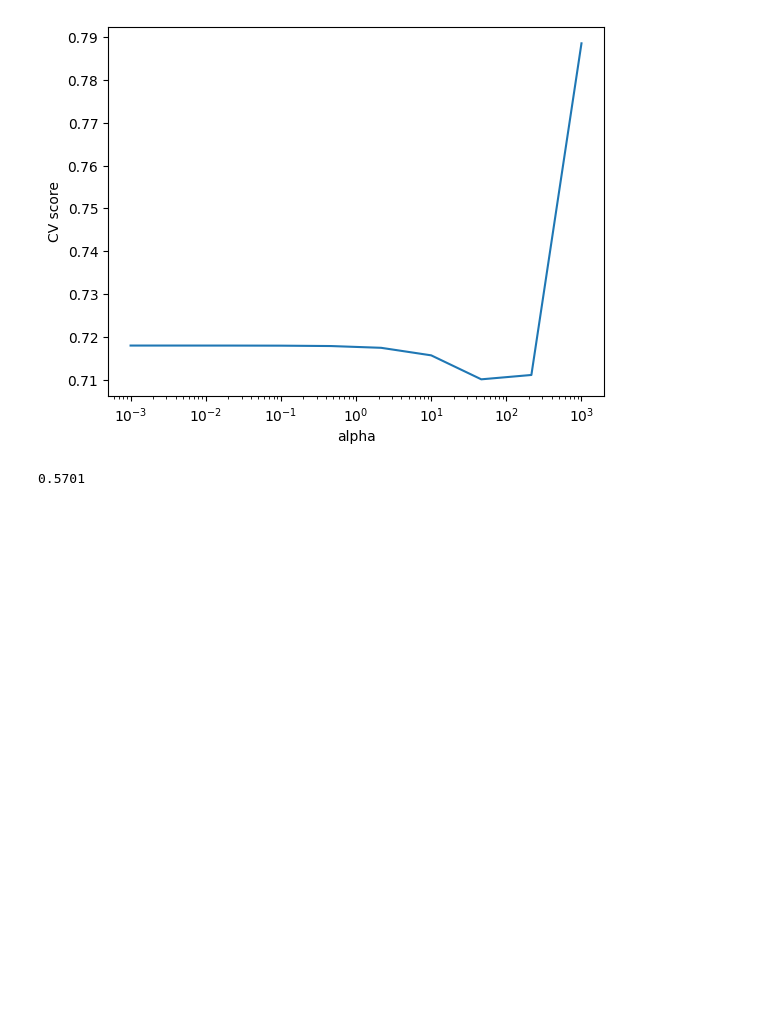
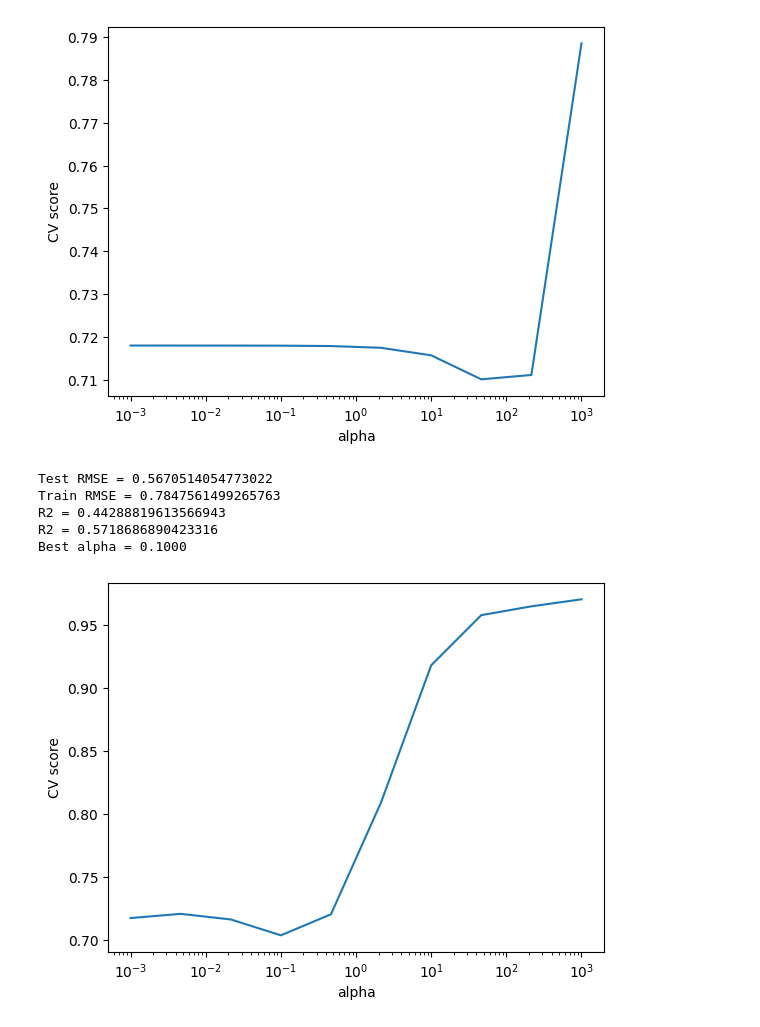
Before and after one commit to katevi/Introduction-to-ML, a Jupyter notebook: eda_bike.ipynb, the cells around one changed output. Cells and saved outputs as stored; diff of their text form; code cells hidden in the pictures; blank space fills up the shorter version.

```diff
--- a/eda_bike.ipynb
+++ b/eda_bike.ipynb
@@ -543,5 +600,33 @@ theta_final, cost = gradientDescent(np.asmatrix(X_train_scaled), np.matrix(y_tra
-# %%
-y_pred = np.asmatrix(X_test_scaled) * theta_final.T
-r2_score(y_test, y_pred)
-# %% [output]
-0.5701
+# %%
+from sklearn.linear_model import SGDRegressor
+
+model = SGDRegressor(max_iter=1000, tol=0.01)
+
+model.fit(X_train_scaled, y_train)
+y_train_pred = model.predict(X_train_scaled)  # использование модели для предсказания на обучающей
+y_test_pred = model.predict(X_test)  # или на тестовой выборке
+
+print("Test RMSE =", mean_squared_error(y_test, y_test_pred, squared=False))
+print("Train RMSE =", mean_squared_error(y_train, y_train_pred, squared=False))
+print("R2 =", r2_score(y_train, y_train_pred))
+print("R2 =", r2_score(y_test, y_test_pred))
+
+from sklearn.model_selection import GridSearchCV
+
+alpha_grid = np.logspace(-3, 3, 10)
+searcher = GridSearchCV(SGDRegressor(), [{"alpha": alpha_grid}], scoring="neg_root_mean_squared_error", cv=5)
+searcher.fit(X_train_scaled, y_train)
+
+plt.plot(alpha_grid, -searcher.cv_results_["mean_test_score"])
+plt.xscale("log")
+plt.xlabel("alpha")
+plt.ylabel("CV score")
+best_alpha = searcher.best_params_["alpha"]
+print("Best alpha = %.4f" % best_alpha)
+# %% [output]
+Test RMSE = 0.5670514054773022
+Train RMSE = 0.7847561499265763
+R2 = 0.44288819613566943
+R2 = 0.5718686890423316
+Best alpha = 0.1000
+[figure, added]
```
Also changed, not shown: parts of 6 cells of this notebook.
